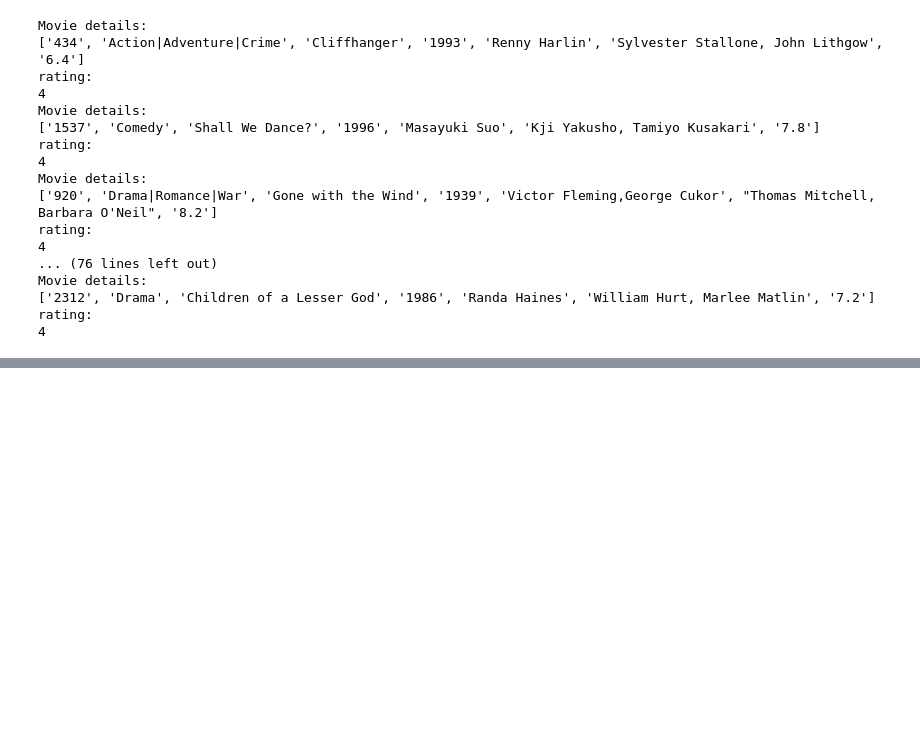
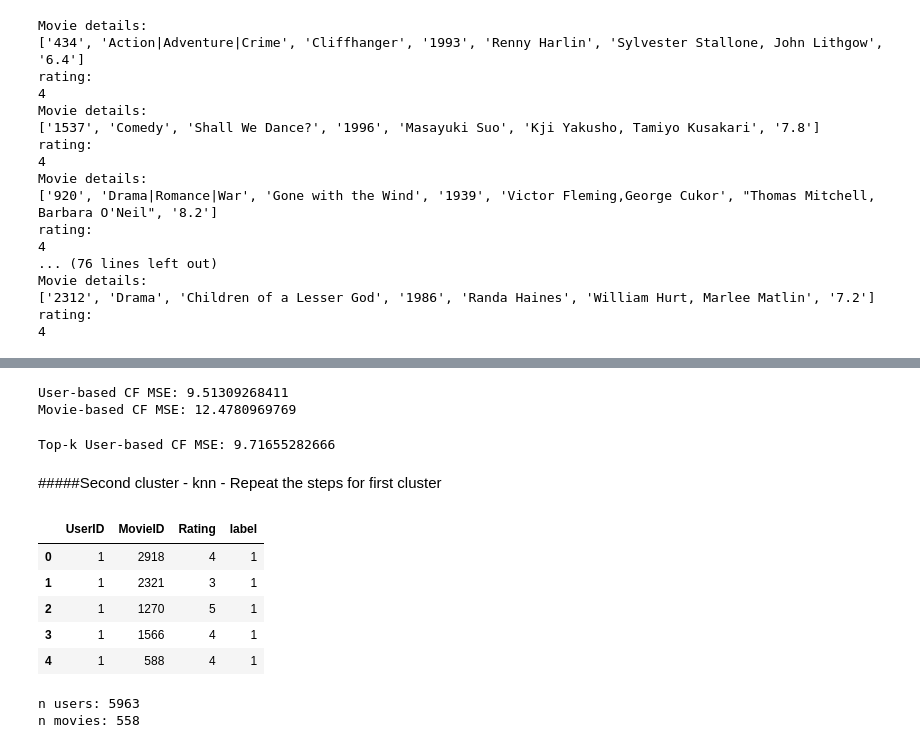
Before and after one commit to erwenzhang/Recommender_System, a Jupyter notebook: clusterMovies.ipynb, the cells around one changed output, grey strips where cells are left out. Cells and saved outputs as stored; diff of their text form; code cells hidden in the pictures; blank space fills up the shorter version.

Commit message:
Sushma notebook changes

```diff
--- a/clusterMovies.ipynb
+++ b/clusterMovies.ipynb
@@ -575,0 +734,8 @@ rating:
+# %%
+item_prediction_clust1 = predict(train, item_similarity_clust1, kind='item')
+user_prediction_clust1 = predict(train, user_similarity_clust1, kind='user')
+print('User-based CF MSE: ' + str(get_mse(user_prediction_clust1, test)))
+print('Movie-based CF MSE: ' + str(get_mse(item_prediction_clust1, test)))
+# %% [output]
+User-based CF MSE: 9.51309268411
+Movie-based CF MSE: 12.4780969769
@@ -575,0 +759,17 @@ rating:
+# %%
+pred = predict_topk(train, user_similarity_clust1, k=40)
+print('Top-k User-based CF MSE: ' + str(get_mse(pred, test)))
+# %% [output]
+Top-k User-based CF MSE: 9.71655282666
+# %% [markdown]
+#####Second cluster - knn - Repeat the steps for first cluster
+# %%
+df_second = pd.read_csv("/Users/sushma/Desktop/DM_Git/Recommender_System/SecondRatingsMatrix.csv", header=0)
+df_second.head()
+# %% [output]
+|  | UserID | MovieID | Rating | label |
+| 0 | 1 | 2918 | 4 | 1 |
+| 1 | 1 | 2321 | 3 | 1 |
+| 2 | 1 | 1270 | 5 | 1 |
+| 3 | 1 | 1566 | 4 | 1 |
+| 4 | 1 | 588 | 4 | 1 |
@@ -575,0 +792,8 @@ rating:
+# %%
+n_users_clust2 = df_second.UserID.unique().shape[0]
+print("n users: %s" % n_users_clust2)
+n_movies_clust2 = df_second.MovieID.unique().shape[0]
+print("n movies: %s" % n_movies_clust2)
+# %% [output]
+n users: 5963
+n movies: 558
```
Also changed, not shown: parts of 48 cells of this notebook.
